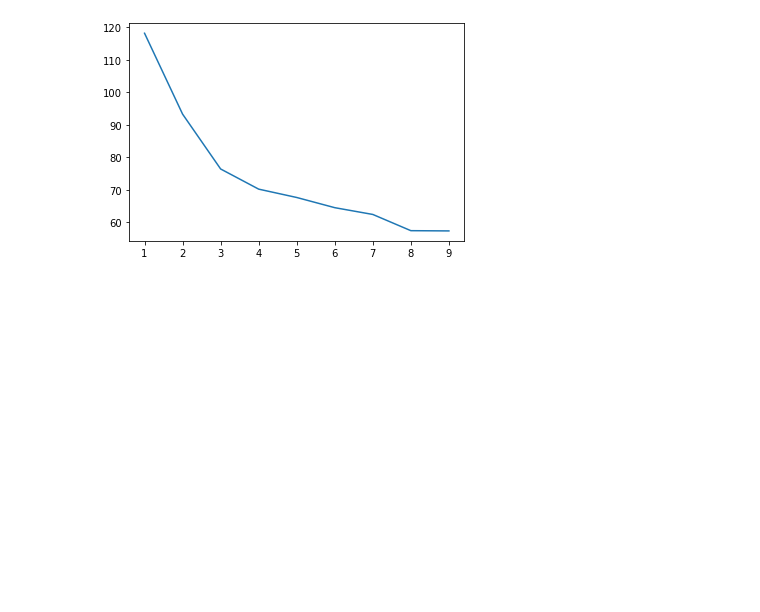
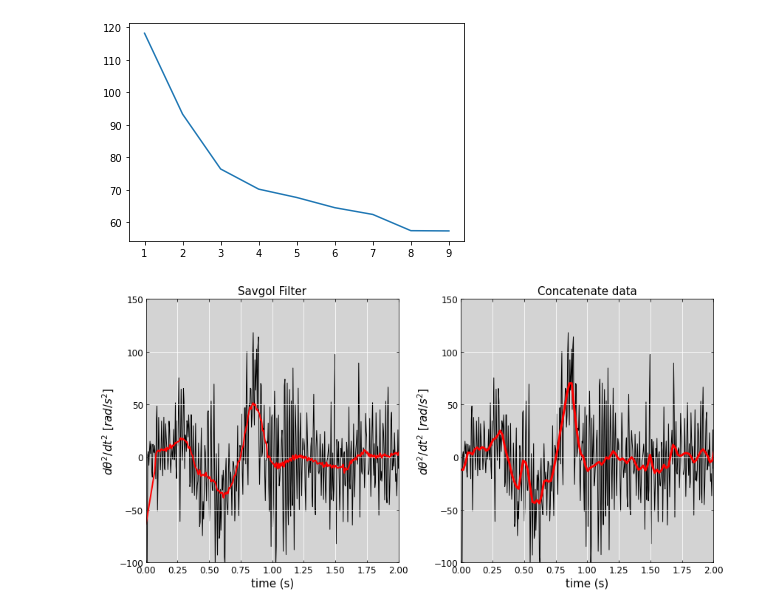
Before and after one commit to JBusink/Ndiff, a Jupyter notebook: code/Notebook_Pendulum.ipynb, the cells around one changed output. Drawn from its saved outputs; the diff is of its cells as text; code cells hidden in the pictures; blank space fills up the shorter version.

```diff
--- a/code/Notebook_Pendulum.ipynb
+++ b/code/Notebook_Pendulum.ipynb
@@ -474,27 +476,29 @@ plt.plot(windowlist,maxlist)
 # %%
 x_opt = Angle[::4]
 t_opt = Time[::4]
 der_slice1 = np.gradient(x_opt,t_opt)
 der_slice2 = np.gradient(der_slice1,t_opt)
 
 fig,axes=plt.subplots(1,2,figsize=(12,6))
 axes[0].plot(Time, der2,color = 'black',lw=1,zorder=1)
-axes[0].plot(Time, savgol_filter(der2,11,1),color = 'red',lw=2,zorder=2)
+axes[0].plot(Time, savgol_filter(der2,31,1),color = 'red',lw=2,zorder=2)
 axes[0].set_title('Savgol Filter',fontsize=15)
 
 axes[1].plot(t_opt,der_slice2,color ='red',lw=3,zorder=2)
 axes[1].plot(Time, der2,color = 'black',lw=1,zorder=1)
 axes[1].set_title('Concatenate data',fontsize=15)
 
 for i in range(2):
     axes[i].set_ylim(-100,150)
     axes[i].set_xlim(0,2)
     axes[i].set_xlabel('time (s)',fontsize=15)
     axes[i].tick_params(direction="in",labelsize=12,bottom = True,top = True,left= True,right=True) #inward direction of tick-lines
     axes[i].set_ylabel(r'$d\theta^2/dt^2$ $[rad/s^2]$',fontsize=15)
     axes[i].set_facecolor('lightgray')
     axes[i].grid(True,color='white')
 
 
 plt.tight_layout()
 plt.show()
+# %% [output]
+[figure, added]
```
Also changed, not shown: parts of 1 cell of this notebook, 1 other file.
